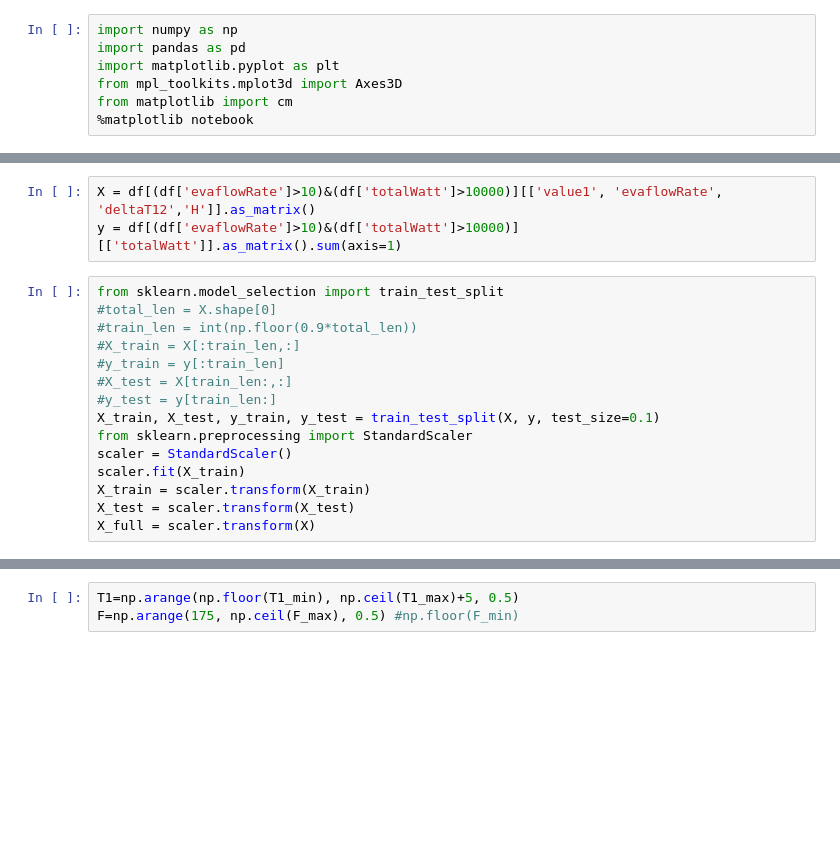
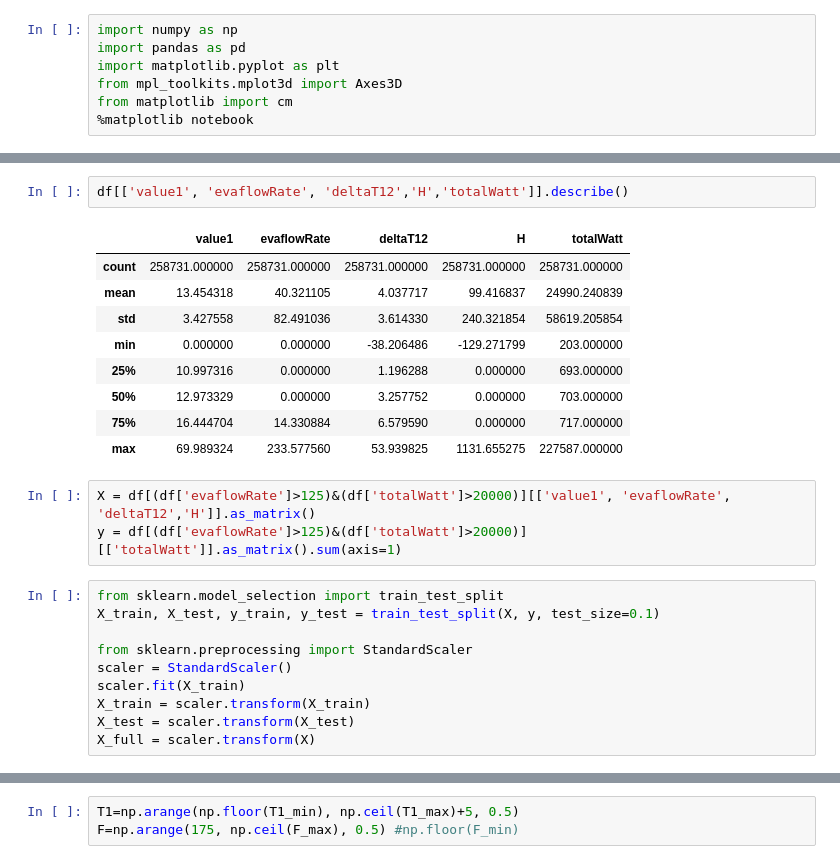
Before and after one commit to yujia21/datathon2017, a Jupyter notebook: Prediction-sklearn-NN.ipynb, the cells around one changed output, grey strips where cells are left out. Cells and saved outputs as stored; diff of their text form; blank space fills up the shorter version.

```diff
--- a/Prediction-sklearn-NN.ipynb
+++ b/Prediction-sklearn-NN.ipynb
@@ -44,18 +44,25 @@ df.head()
 | 2017-05-01 00:02:00 | 15.964052 | 16.722413 | 22.372743 | 22.351379 | 144.330154 | 1.241898 | 0.000000 | 0.00000 | 0.758361 | ... |
 | 2017-05-01 00:03:00 | 17.053528 | 17.822570 | 22.265932 | 22.372743 | 195.770782 | 1.684522 | 10.812524 | 0.16108 | 0.769042 | ... |
 | 2017-05-01 00:04:00 | 18.559570 | 19.531554 | 22.415465 | 22.490235 | 214.631348 | 1.846809 | 77.101921 | 1.14863 | 0.971984 | ... |
+# %%
+df[['value1', 'evaflowRate', 'deltaT12','H','totalWatt']].describe()
+# %% [output]
+|  | value1 | evaflowRate | deltaT12 | H | totalWatt |
+| count | 258731.000000 | 258731.000000 | 258731.000000 | 258731.000000 | 258731.000000 |
+| mean | 13.454318 | 40.321105 | 4.037717 | 99.416837 | 24990.240839 |
+| std | 3.427558 | 82.491036 | 3.614330 | 240.321854 | 58619.205854 |
+| min | 0.000000 | 0.000000 | -38.206486 | -129.271799 | 203.000000 |
+| 25% | 10.997316 | 0.000000 | 1.196288 | 0.000000 | 693.000000 |
+| 50% | 12.973329 | 0.000000 | 3.257752 | 0.000000 | 703.000000 |
+| 75% | 16.444704 | 14.330884 | 6.579590 | 0.000000 | 717.000000 |
+| max | 69.989324 | 233.577560 | 53.939825 | 1131.655275 | 227587.000000 |
 # %%
-X = df[(df['evaflowRate']>10)&(df['totalWatt']>10000)][['value1', 'evaflowRate', 'deltaT12','H']].as_matrix()
-y = df[(df['evaflowRate']>10)&(df['totalWatt']>10000)][['totalWatt']].as_matrix().sum(axis=1)
+X = df[(df['evaflowRate']>125)&(df['totalWatt']>20000)][['value1', 'evaflowRate', 'deltaT12','H']].as_matrix()
+y = df[(df['evaflowRate']>125)&(df['totalWatt']>20000)][['totalWatt']].as_matrix().sum(axis=1)
 # %%
 from sklearn.model_selection import train_test_split
-#total_len = X.shape[0]
-#train_len = int(np.floor(0.9*total_len))
-#X_train = X[:train_len,:]
-#y_train = y[:train_len]
-#X_test = X[train_len:,:]
-#y_test = y[train_len:]
 X_train, X_test, y_train, y_test = train_test_split(X, y, test_size=0.1)
+
 from sklearn.preprocessing import StandardScaler
 scaler = StandardScaler()
 scaler.fit(X_train)
```
Also changed, not shown: parts of 12 cells of this notebook, 4 other files.
